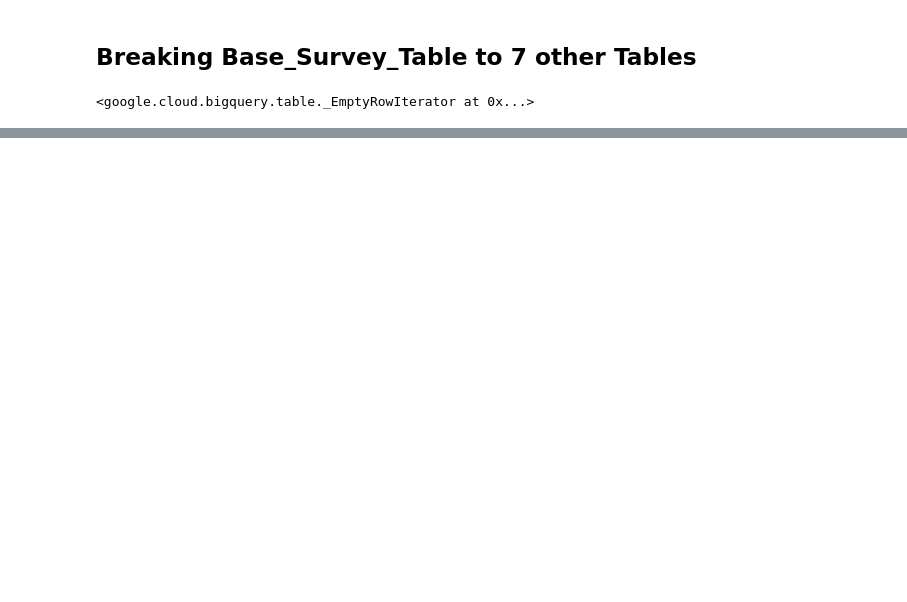
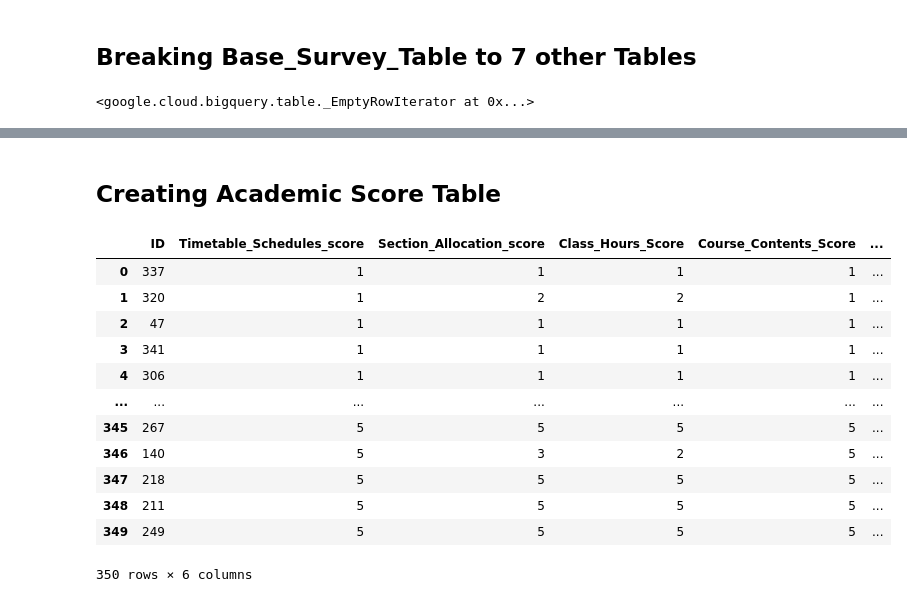
Before and after one commit to JayrajRadadiya/Capstone-Project, a Jupyter notebook: Code/Python Codes/SES_Survey_1_DataPush.ipynb, the cells around one changed output, grey strips where cells are left out. Saved outputs shown, nothing was run; the diff lists cells and outputs as text; code cells hidden in the pictures; blank space fills up the shorter version.

```diff
--- a/Code/Python Codes/SES_Survey_1_DataPush.ipynb
+++ b/Code/Python Codes/SES_Survey_1_DataPush.ipynb
@@ -482,0 +511,18 @@ LoadJob<project=surveyproject-378222, location=northamerica-northeast2, id=a85cc
+# %% [markdown]
+## Creating Academic Score Table
+# %%
+Academic_feedback
+# %% [output]
+|  | ID | Timetable_Schedules_score | Section_Allocation_score | Class_Hours_Score | Course_Contents_Score | ... |
+| 0 | 337 | 1 | 1 | 1 | 1 | ... |
+| 1 | 320 | 1 | 2 | 2 | 1 | ... |
+| 2 | 47 | 1 | 1 | 1 | 1 | ... |
+| 3 | 341 | 1 | 1 | 1 | 1 | ... |
+| 4 | 306 | 1 | 1 | 1 | 1 | ... |
+| ... | ... | ... | ... | ... | ... | ... |
+| 345 | 267 | 5 | 5 | 5 | 5 | ... |
+| 346 | 140 | 5 | 3 | 2 | 5 | ... |
+| 347 | 218 | 5 | 5 | 5 | 5 | ... |
+| 348 | 211 | 5 | 5 | 5 | 5 | ... |
+| 349 | 249 | 5 | 5 | 5 | 5 | ... |
+350 rows × 6 columns
```
Also changed, not shown: parts of 20 cells of this notebook.
